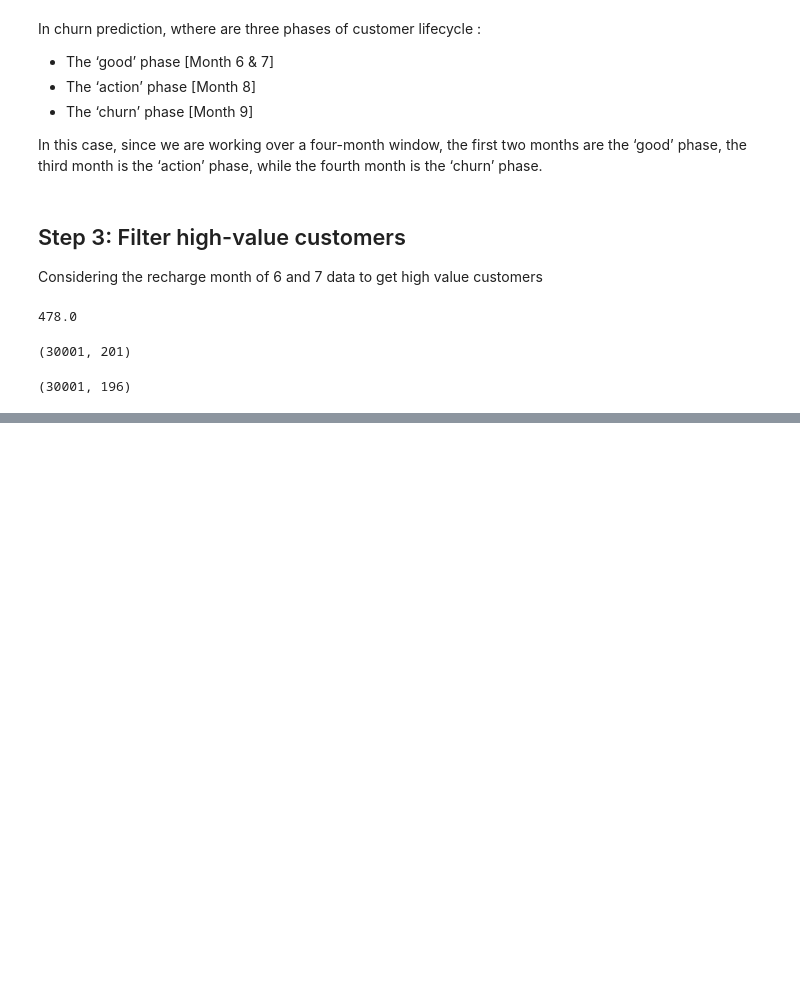
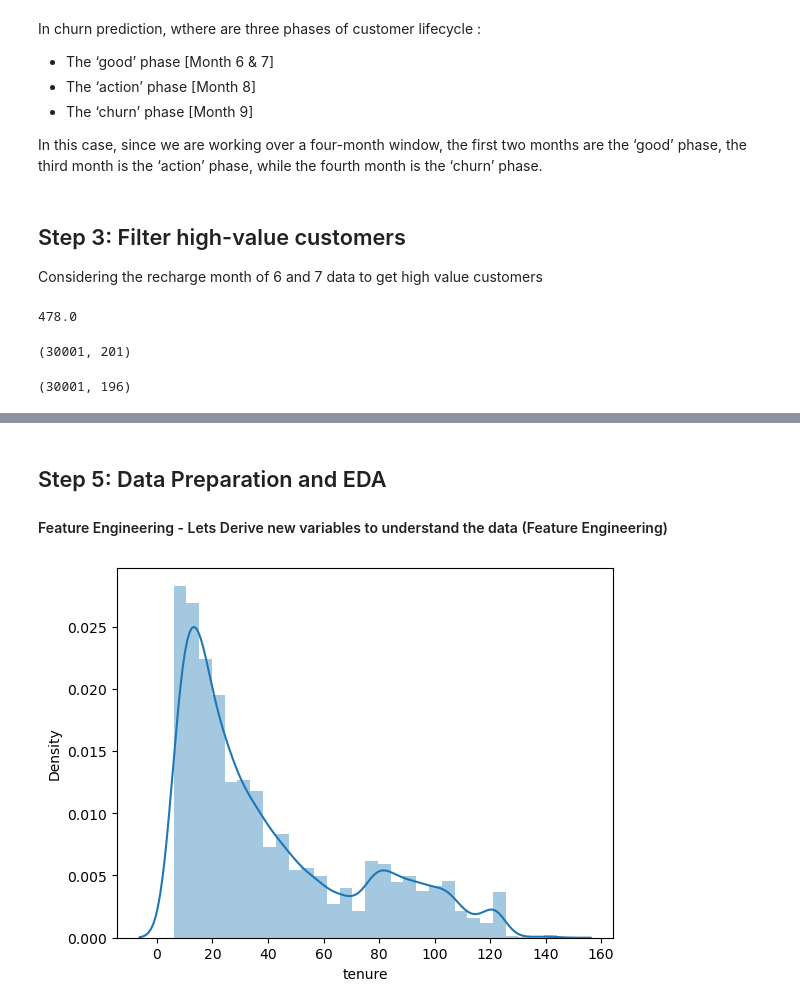
Before and after one commit to abhyndia/Learning-Python, a Jupyter notebook: Telecom+Churn+Case+Study.ipynb, the cells around one changed output, grey strips where cells are left out. Drawn from its saved outputs; the diff is of its cells as text; code cells hidden in the pictures; blank space fills up the shorter version.

```diff
--- a/Telecom+Churn+Case+Study.ipynb
+++ b/Telecom+Churn+Case+Study.ipynb
@@ -492,0 +605,3 @@ churn_cols = ['total_ic_mou_9', 'total_og_mou_9', 'vol_2g_mb_9', 'vol_3g_mb_9']
+# %%
+churn_data_hvc.drop(drop_col_list, axis=1, inplace=True)
+churn_data_hvc.shape
@@ -492,0 +610,4 @@ churn_cols = ['total_ic_mou_9', 'total_og_mou_9', 'vol_2g_mb_9', 'vol_3g_mb_9']
+# %%
+#Lets check for all the columns to drop
+cols_to_drop = [col for col in churn_data_hvc.columns if '_9' in col]
+print(cols_to_drop)
@@ -492,0 +616,4 @@ churn_cols = ['total_ic_mou_9', 'total_og_mou_9', 'vol_2g_mb_9', 'vol_3g_mb_9']
+# %%
+#Lets drop all the columns
+churn_data_hvc.drop(cols_to_drop, axis=1, inplace=True)
+churn_data_hvc.shape
@@ -492,0 +637,19 @@ churn_cols = ['total_ic_mou_9', 'total_og_mou_9', 'vol_2g_mb_9', 'vol_3g_mb_9']
+# %% [markdown]
+## Step 5: Data Preparation and EDA
+
+#### Feature Engineering - Lets Derive new variables to understand the data (Feature Engineering)
+# %%
+#We have column called 'aon' which is Age of Network. We can derive new variable from this to explain the data w.r.t churn
+
+# creating a new variable 'tenure'
+churn_data_hvc['tenure'] = (churn_data_hvc['aon']/30).round(0)
+
+# Since we derived a new column from 'aon', we can drop it
+churn_data_hvc.drop('aon',axis=1, inplace=True)
+# %%
+# Checking the distribution of he tenure variable
+
+sns.distplot(churn_data_hvc['tenure'],bins=30)
+plt.show()
+# %% [output]
+[figure, added]
```
Also changed, not shown: parts of 178 cells of this notebook.
